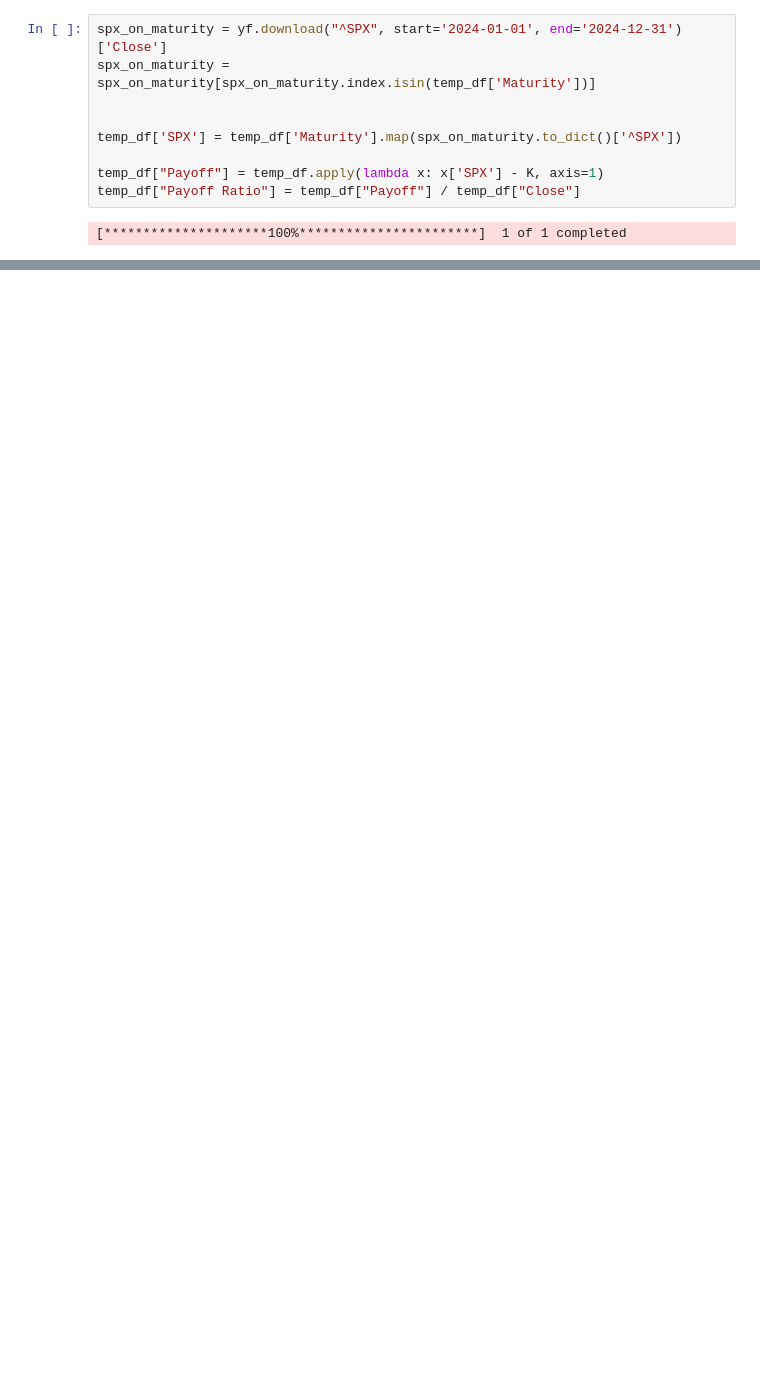
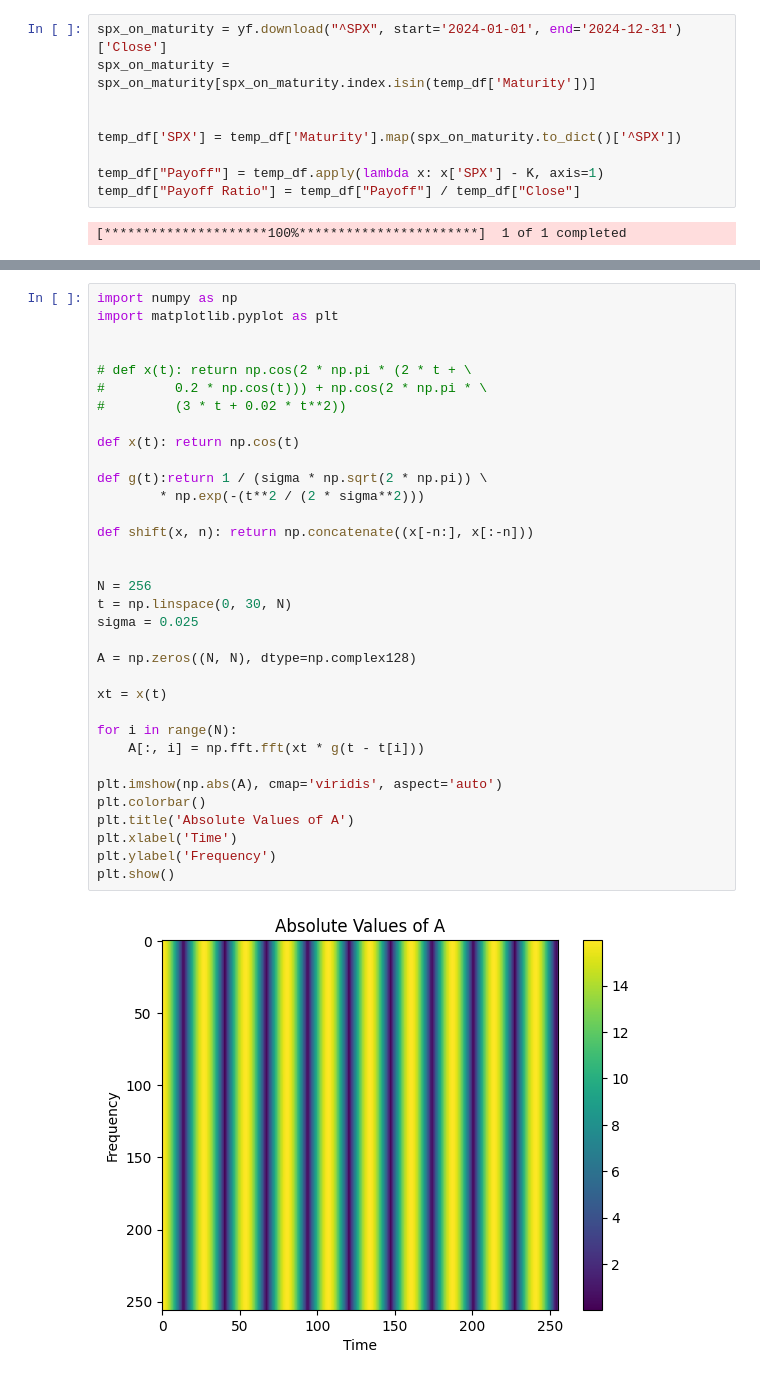
Before and after one commit to santoshlinkha/mscfe-capstone, a Jupyter notebook: BS-f.ipynb, the cells around one changed output, grey strips where cells are left out. Cells and saved outputs as stored; diff of their text form; blank space fills up the shorter version.

```diff
--- a/BS-f.ipynb
+++ b/BS-f.ipynb
@@ -149,0 +300,36 @@ array([[ 1.        , -0.51559818],
+# %%
+import numpy as np
+import matplotlib.pyplot as plt
+
+
+# def x(t): return np.cos(2 * np.pi * (2 * t + \
+#         0.2 * np.cos(t))) + np.cos(2 * np.pi * \
+#         (3 * t + 0.02 * t**2))
+
+def x(t): return np.cos(t)
+
+def g(t):return 1 / (sigma * np.sqrt(2 * np.pi)) \
+        * np.exp(-(t**2 / (2 * sigma**2)))
+
+def shift(x, n): return np.concatenate((x[-n:], x[:-n]))
+
+
+N = 256
+t = np.linspace(0, 30, N)
+sigma = 0.025
+
+A = np.zeros((N, N), dtype=np.complex128)
+
+xt = x(t)
+
+for i in range(N):
+    A[:, i] = np.fft.fft(xt * g(t - t[i]))
+
+plt.imshow(np.abs(A), cmap='viridis', aspect='auto')
+plt.colorbar()
+plt.title('Absolute Values of A')
+plt.xlabel('Time')
+plt.ylabel('Frequency')
+plt.show()
+# %% [output]
+[figure, added]
```
Also changed, not shown: parts of 12 cells of this notebook.
